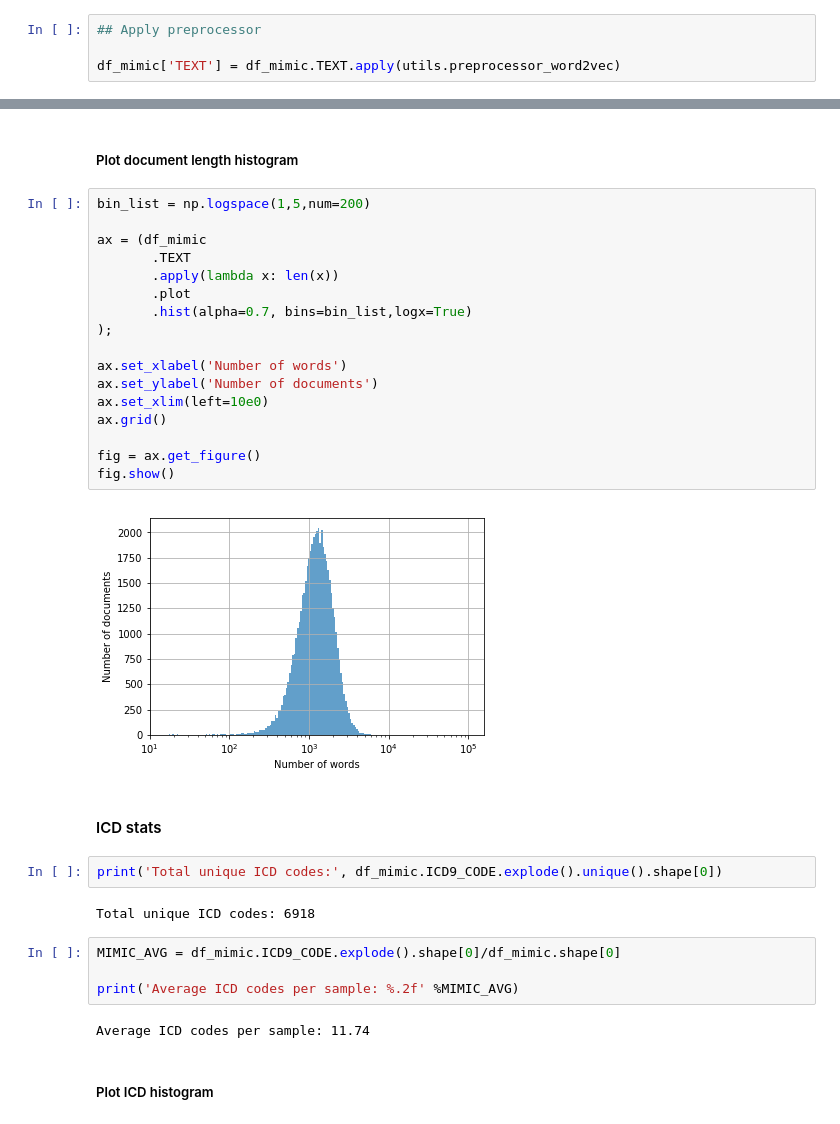
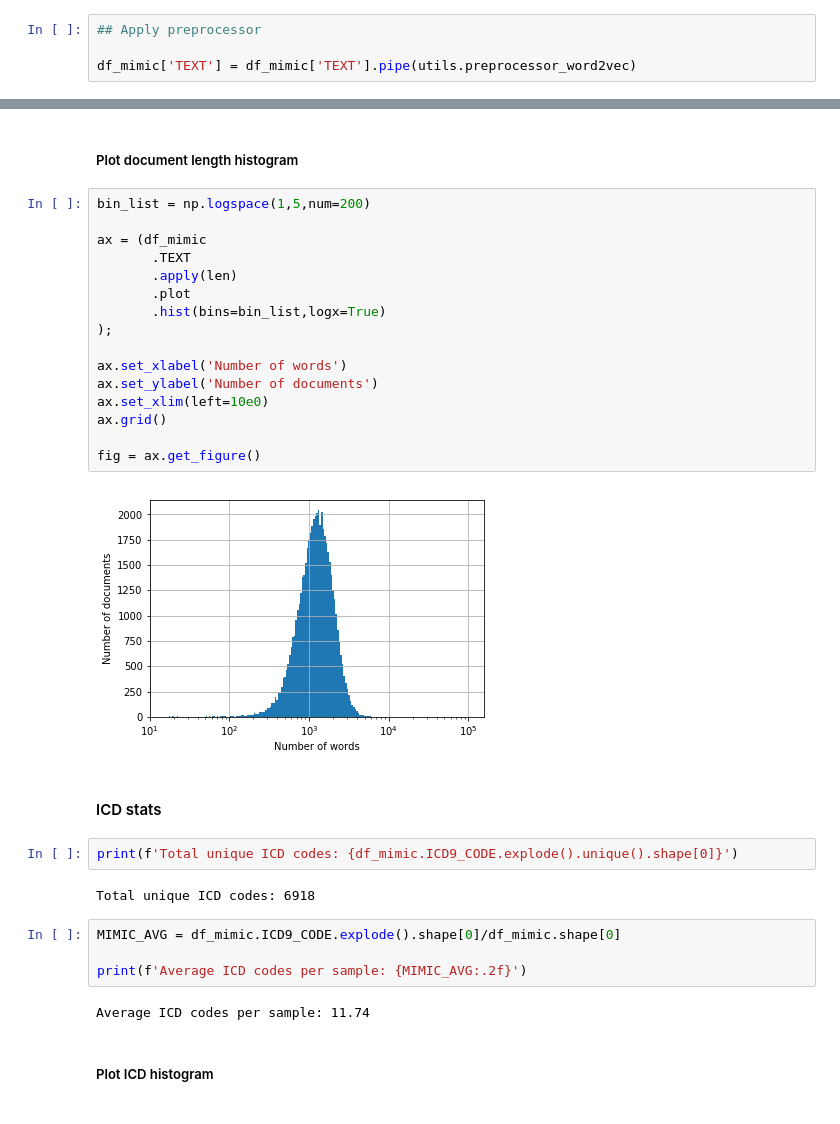
Before and after one commit to 3778/icd-prediction-mimic, a Jupyter notebook: notebooks/MIMIC_overview.ipynb, the cells around one changed output, grey strips where cells are left out. Drawn from its saved outputs; the diff is of its cells as text.

```diff
--- a/notebooks/MIMIC_overview.ipynb
+++ b/notebooks/MIMIC_overview.ipynb
@@ -33,7 +32,7 @@ Total Discharge Summaries and unique HADM_IDs selected: 52722
 # %%
 ## Apply preprocessor
 
-df_mimic['TEXT'] = df_mimic.TEXT.apply(utils.preprocessor_word2vec)
+df_mimic['TEXT'] = df_mimic['TEXT'].pipe(utils.preprocessor_word2vec)
 # %% [markdown]
 ###### Average words per sample after preprocessing
 # %%
@@ -76,32 +70,31 @@ fig.show()
 # %%
 bin_list = np.logspace(1,5,num=200)
 
 ax = (df_mimic
        .TEXT
-       .apply(lambda x: len(x))
+       .apply(len)
        .plot
-       .hist(alpha=0.7, bins=bin_list,logx=True)
+       .hist(bins=bin_list,logx=True)
 );
 
 ax.set_xlabel('Number of words')
 ax.set_ylabel('Number of documents')
 ax.set_xlim(left=10e0)
 ax.grid()
 
 fig = ax.get_figure()
-fig.show()
 # %% [output]
-[figure, old version]
+[figure, new version]
 # %% [markdown]
 #### ICD stats
 # %%
-print('Total unique ICD codes:', df_mimic.ICD9_CODE.explode().unique().shape[0])
+print(f'Total unique ICD codes: {df_mimic.ICD9_CODE.explode().unique().shape[0]}')
 # %% [output]
 Total unique ICD codes: 6918
 # %%
 MIMIC_AVG = df_mimic.ICD9_CODE.explode().shape[0]/df_mimic.shape[0]
 
-print('Average ICD codes per sample: %.2f' %MIMIC_AVG)
+print(f'Average ICD codes per sample: {MIMIC_AVG:.2f}')
 # %% [output]
 Average ICD codes per sample: 11.74
 # %% [markdown]
```
Also changed, not shown: parts of 9 cells of this notebook, 1 other file.
